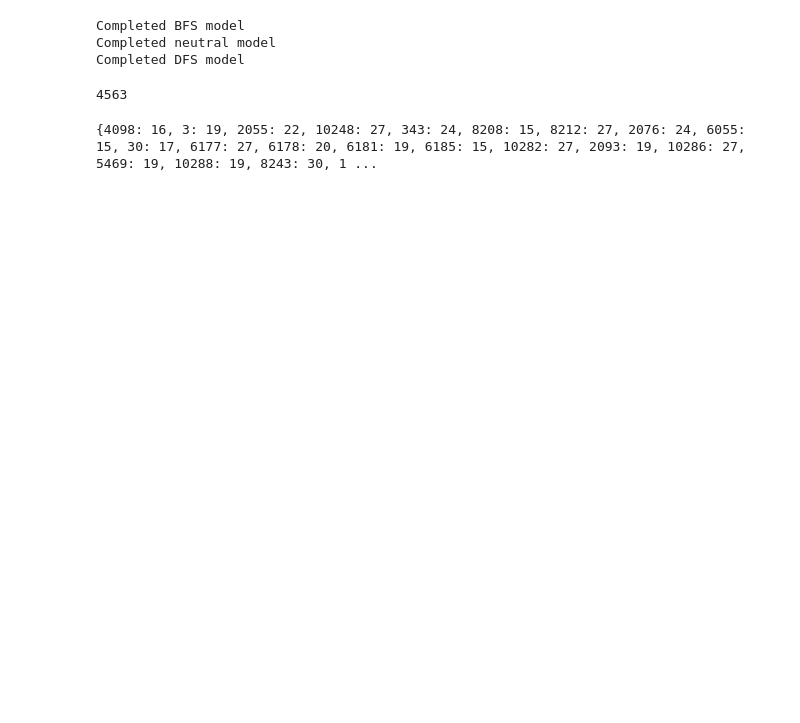
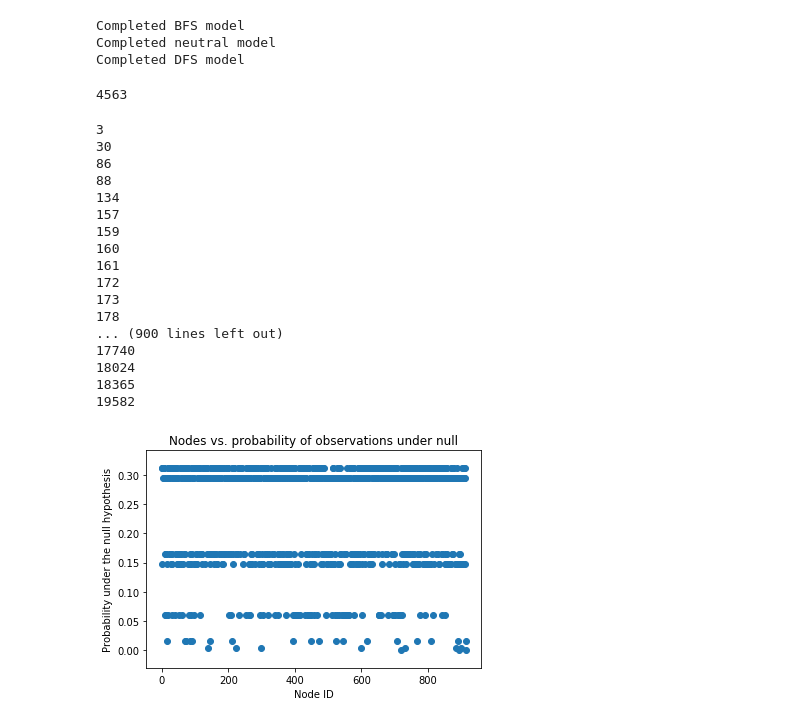
Before and after one commit to SRS95/CS224W, a Jupyter notebook: Notebooks/AnalyzeEmbeddings.ipynb, the cells around one changed output. Drawn from its saved outputs; the diff is of its cells as text; code cells hidden in the pictures; blank space fills up the shorter version.

Commit message:
Performed inference and results are looking great

```diff
--- a/Notebooks/AnalyzeEmbeddings.ipynb
+++ b/Notebooks/AnalyzeEmbeddings.ipynb
@@ -23,6 +25,14 @@ def getAcquiredToNumAcquired(k, node_to_sorted_L2_similarities, acquired_compani
         acquired_to_num_acquired[company_id] = getNumAcquired(sim_rankings, acquired_companies_in_graph_by_id, k)
 
     return acquired_to_num_acquired
+# %%
+def getNullProbs(acquired_to_num_acquired, n, p):
+    result = {}
+
+    for key in acquired_to_num_acquired:
+        result[key] = binom.pmf(acquired_to_num_acquired[key], n, p)
+
+    return result
 # %%
 # Returns a list sorted from the node with the least l2 distance to
 # reference node to the node with the greatest l2 distance
@@ -92,12 +102,49 @@ acquired_companies_in_graph_by_id = []
 value_to_node_id = {v: k for k, v in node_id_to_value.iteritems()}
 for company in acquired_companies_in_graph:
     acquired_companies_in_graph_by_id.append(value_to_node_id[company])
-# %%
-k = 100
-acquired_to_num_acquired_BFS = getAcquiredToNumAcquired(k, BFS_nodeToSortedL2Similarities, acquired_companies_in_graph_by_id)
-acquired_to_num_acquired_neutral = getAcquiredToNumAcquired(k, neutral_nodeToSortedL2Similarities, acquired_companies_in_graph_by_id)
-acquired_to_num_acquired_DFS = getAcquiredToNumAcquired(k, DFS_nodeToSortedL2Similarities, acquired_companies_in_graph_by_id)
-
-#null_model = getNullModel()
-# %% [output]
-{4098: 16, 3: 19, 2055: 22, 10248: 27, 343: 24, 8208: 15, 8212: 27, 2076: 24, 6055: 15, 30: 17, 6177: 27, 6178: 20, 6181: 19, 6185: 15, 10282: 27, 2093: 19, 10286: 27, 5469: 19, 10288: 19, 8243: 30, 1 ...
+# %%
+k = 10
+acquired_to_num_acquired_BFS = getAcquiredToNumAcquired(k, BFS_nodeToSortedL2Similarities, acquired_companies_in_graph_by_id)
+acquired_to_num_acquired_neutral = getAcquiredToNumAcquired(k, neutral_nodeToSortedL2Similarities, acquired_companies_in_graph_by_id)
+acquired_to_num_acquired_DFS = getAcquiredToNumAcquired(k, DFS_nodeToSortedL2Similarities, acquired_companies_in_graph_by_id)
+
+# Make a plot for each of BFS, neutral, and DFS
+# x axis will be node id
+# y axis will be probability under null (binomial) model
+p = float(len(acquired_companies_in_graph_by_id)) / len(companies_in_graph)
+BFS_null_model_probabilities = getNullProbs(acquired_to_num_acquired_BFS, k, p)
+neutral_null_model_probabilities = getNullProbs(acquired_to_num_acquired_neutral, k, p)
+DFS_null_model_probabilities = getNullProbs(acquired_to_num_acquired_DFS, k, p)
+# %%
+X = range(len(acquired_companies_in_graph_by_id))
+x_vals = sorted(acquired_companies_in_graph_by_id)
+
+y_vals = []
+for val in x_vals:
+    print val
+    y_vals.append(neutral_null_model_probabilities[val])
+
+plt.xlabel("Node ID")
+plt.ylabel("Probability under the null hypothesis")
+plt.title("Nodes vs. probability of observations under null")
+plt.scatter(X, y_vals)
+plt.show()
+# %% [output]
+3
+30
+86
+88
+134
+157
+159
+160
+161
+172
+173
+178
+... (900 lines left out)
+17740
+18024
+18365
+19582
+[figure, added]
```
Also changed, not shown: parts of 1 cell of this notebook.
